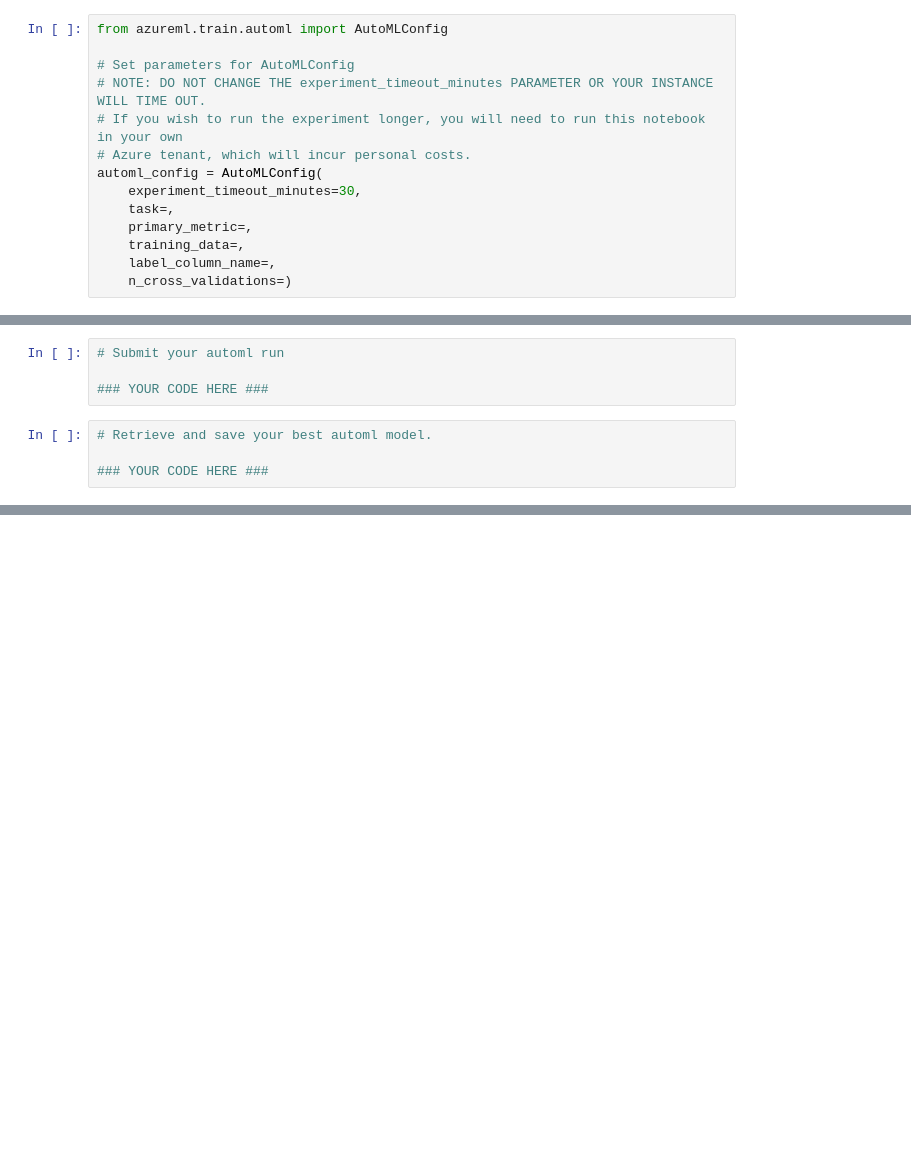
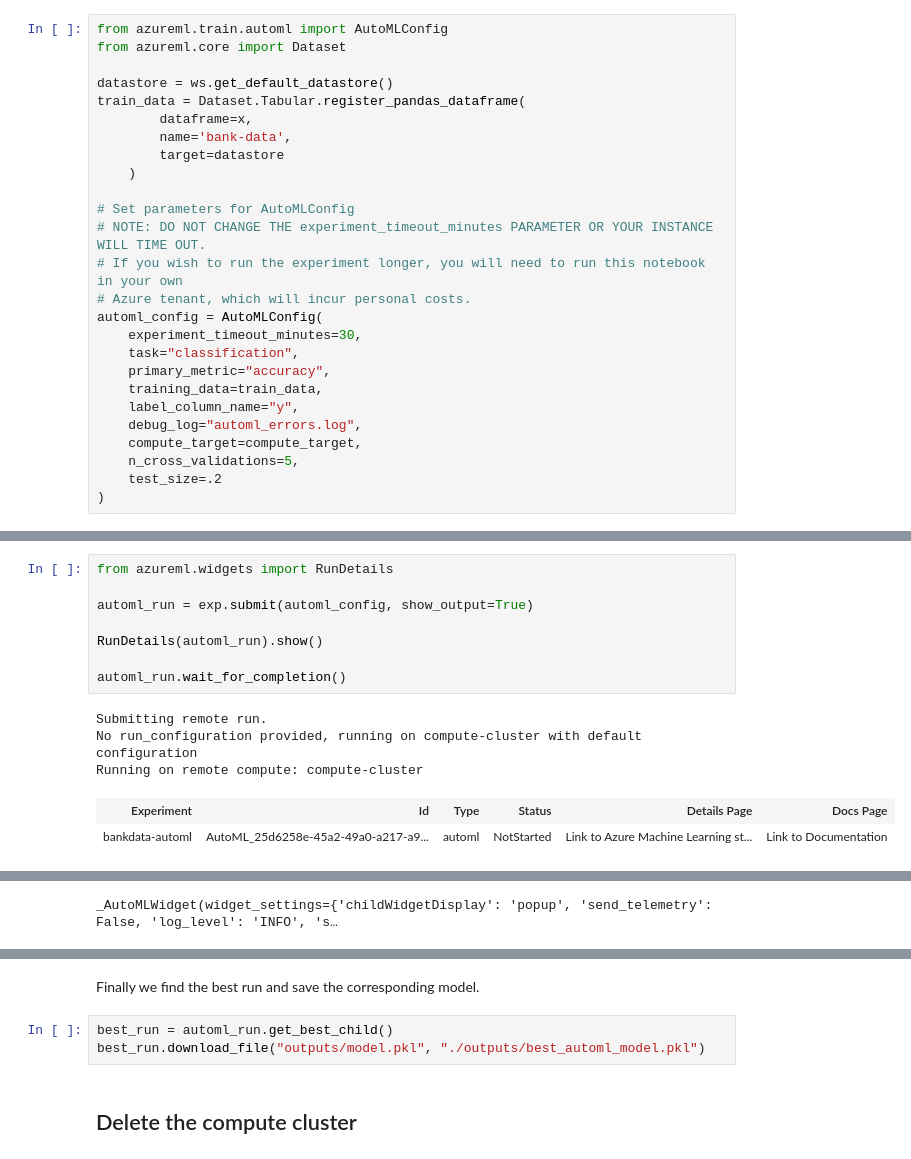
Before and after one commit to hubidu/optimizing-azure-ml-pipeline, a Jupyter notebook: udacity-project.ipynb, the cells around one changed output, grey strips where cells are left out. Drawn from its saved outputs; the diff is of its cells as text; blank space fills up the shorter version.

```diff
--- a/udacity-project.ipynb
+++ b/udacity-project.ipynb
@@ -75,5 +163,13 @@ x, y = clean_data(### YOUR DATA OBJECT HERE ###)
 # %%
 from azureml.train.automl import AutoMLConfig
+from azureml.core import Dataset
+
+datastore = ws.get_default_datastore()
+train_data = Dataset.Tabular.register_pandas_dataframe(
+        dataframe=x,
+        name='bank-data',
+        target=datastore
+    )
 
 # Set parameters for AutoMLConfig
 # NOTE: DO NOT CHANGE THE experiment_timeout_minutes PARAMETER OR YOUR INSTANCE WILL TIME OUT.
@@ -81,8 +177,12 @@ from azureml.train.automl import AutoMLConfig
 # Azure tenant, which will incur personal costs.
 automl_config = AutoMLConfig(
     experiment_timeout_minutes=30,
-    task=,
-    primary_metric=,
-    training_data=,
-    label_column_name=,
-    n_cross_validations=)
+    task="classification",
+    primary_metric="accuracy",
+    training_data=train_data,
+    label_column_name="y",
+    debug_log="automl_errors.log",
+    compute_target=compute_target,
+    n_cross_validations=5,
+    test_size=.2
+)
@@ -89,8 +208,14 @@ automl_config = AutoMLConfig(
-# %%
-# Submit your automl run
-
-### YOUR CODE HERE ###
-# %%
-# Retrieve and save your best automl model.
-
-### YOUR CODE HERE ###
+# %%
+from azureml.widgets import RunDetails
+
+automl_run = exp.submit(automl_config, show_output=True)
+
+RunDetails(automl_run).show()
+
+automl_run.wait_for_completion()
+# %% [output]
+Submitting remote run.
+No run_configuration provided, running on compute-cluster with default configuration
+Running on remote compute: compute-cluster
+| Experiment | Id | Type | Status | Details Page | Docs Page |
+| bankdata-automl | AutoML_25d6258e-45a2-49a0-a217-a9... | automl | NotStarted | Link to Azure Machine Learning st... | Link to Documentation |
@@ -96,0 +239 @@ automl_config = AutoMLConfig(
+_AutoMLWidget(widget_settings={'childWidgetDisplay': 'popup', 'send_telemetry': False, 'log_level': 'INFO', 's…
@@ -96,0 +257,7 @@ automl_config = AutoMLConfig(
+# %% [markdown]
+Finally we find the best run and save the corresponding model.
+# %%
+best_run = automl_run.get_best_child()
+best_run.download_file("outputs/model.pkl", "./outputs/best_automl_model.pkl")
+# %% [markdown]
+## Delete the compute cluster
```
Also changed, not shown: parts of 24 cells of this notebook, 5 other files.
